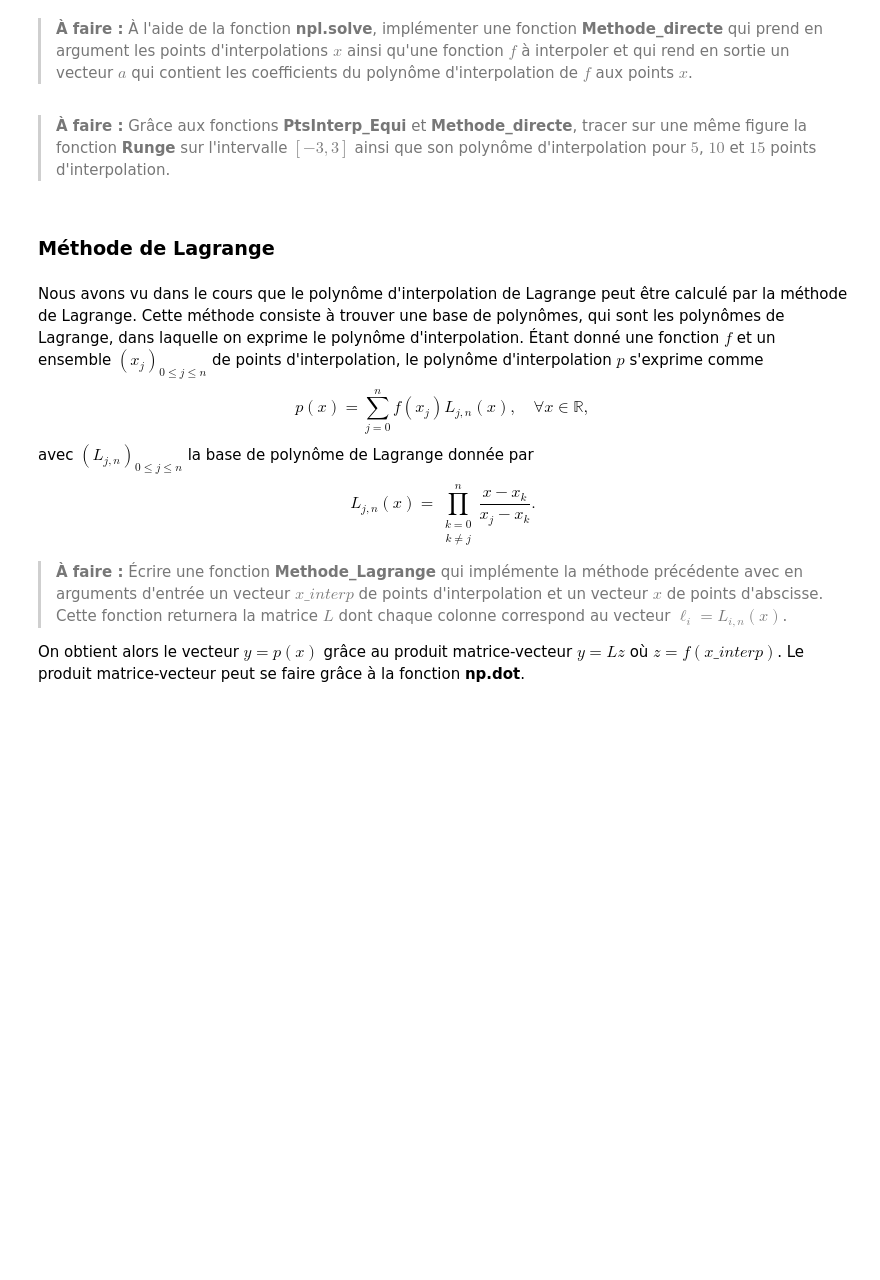
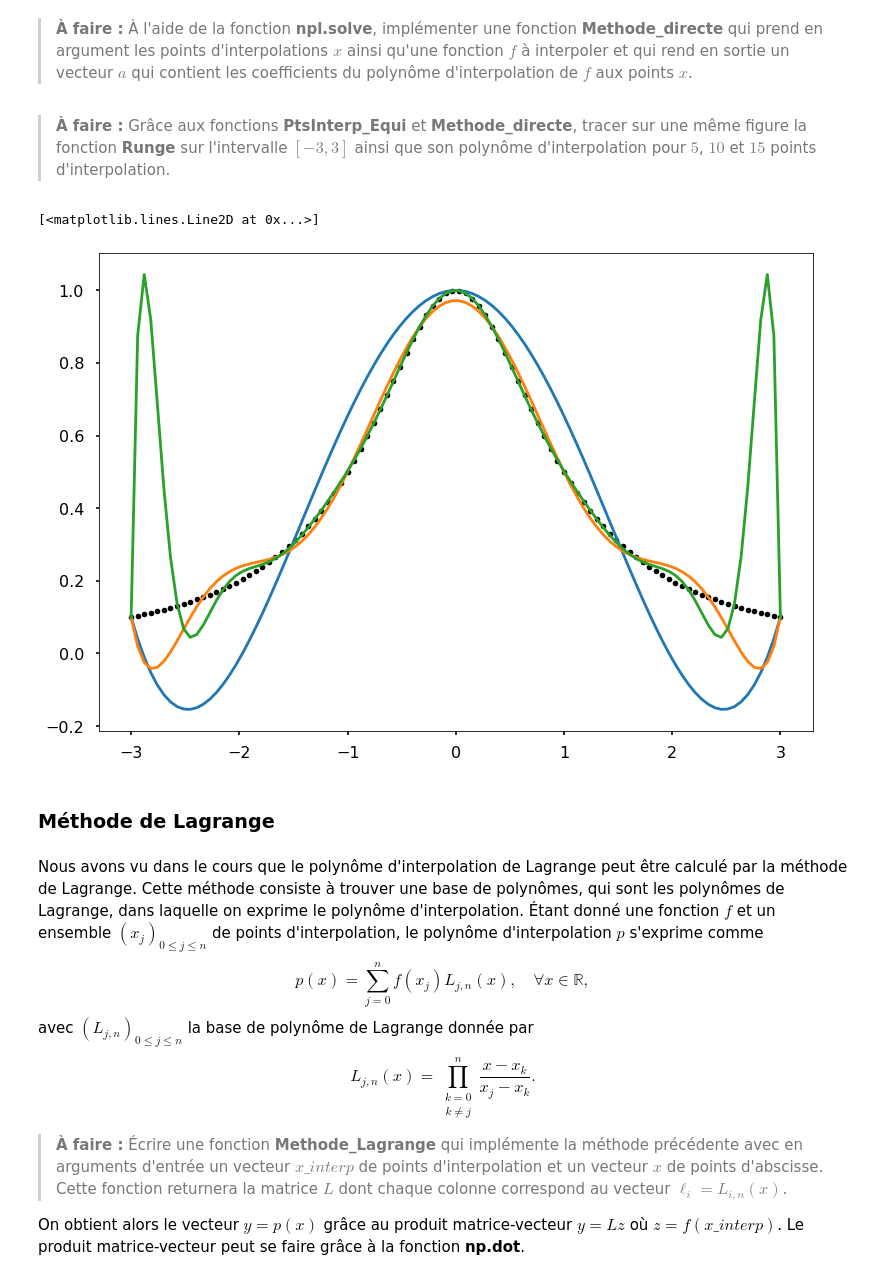
Before and after one commit to Mstrdav/TP_AN_OPTI, a Jupyter notebook: TP3_Notebook.ipynb, the cells around one changed output. Cells and saved outputs as stored; diff of their text form; code cells hidden in the pictures; blank space fills up the shorter version.

```diff
--- a/TP3_Notebook.ipynb
+++ b/TP3_Notebook.ipynb
@@ -67,14 +67,23 @@ def Methode_directe(x,f):
 # %% [markdown]
  >**À faire :** Grâce aux fonctions **PtsInterp_Equi** et **Methode_directe**, tracer sur une même figure la fonction **Runge** sur l'intervalle $[-3,3]$ ainsi que son polynôme d'interpolation pour $5$, $10$ et $15$ points d'interpolation.
 # %%
-x1 = Methode_directe(Interp_Equi(-3, 3, 5), Runge)
-x2 = Methode_directe(Interp_Equi(-3, 3, 10), Runge)
-x3 = Methode_directe(Interp_Equi(-3, 3, 15), Runge)
+a1 = Methode_directe(Interp_Equi(-3, 3, 5), Runge)
+a2 = Methode_directe(Interp_Equi(-3, 3, 10), Runge)
+a3 = Methode_directe(Interp_Equi(-3, 3, 15), Runge)
 
-plt.plot(x,Runge(x))
-# plt.plot(x,x1)
-# plt.plot(x,x2)
-# plt.plot(x,x3)
+f1 = np.poly1d(np.flip(a1))
+f2 = np.poly1d(np.flip(a2))
+f3 = np.poly1d(np.flip(a3))
+
+plt.style.use('seaborn-poster')
+
+plt.plot(x,Runge(x), 'k.')
+plt.plot(x, f1(x), label="fit")
+plt.plot(x, f2(x), label="fit")
+plt.plot(x, f3(x), label="fit")
+# %% [output]
+[<matplotlib.lines.Line2D at 0x...>]
+[figure, added]
 # %% [markdown]
 ### Méthode de Lagrange
 # %% [markdown]
```
Also changed, not shown: parts of 6 cells of this notebook, 1 other file.
